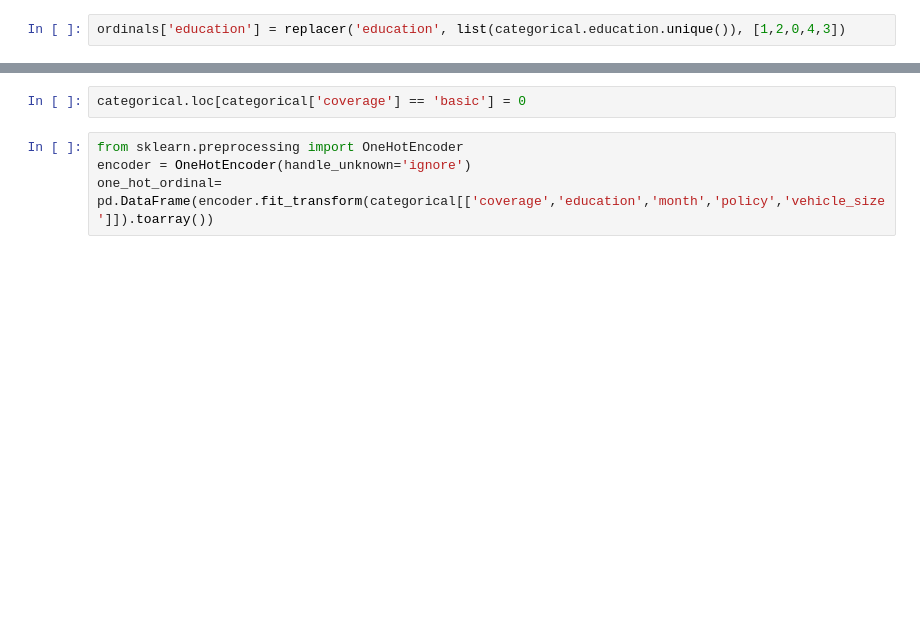
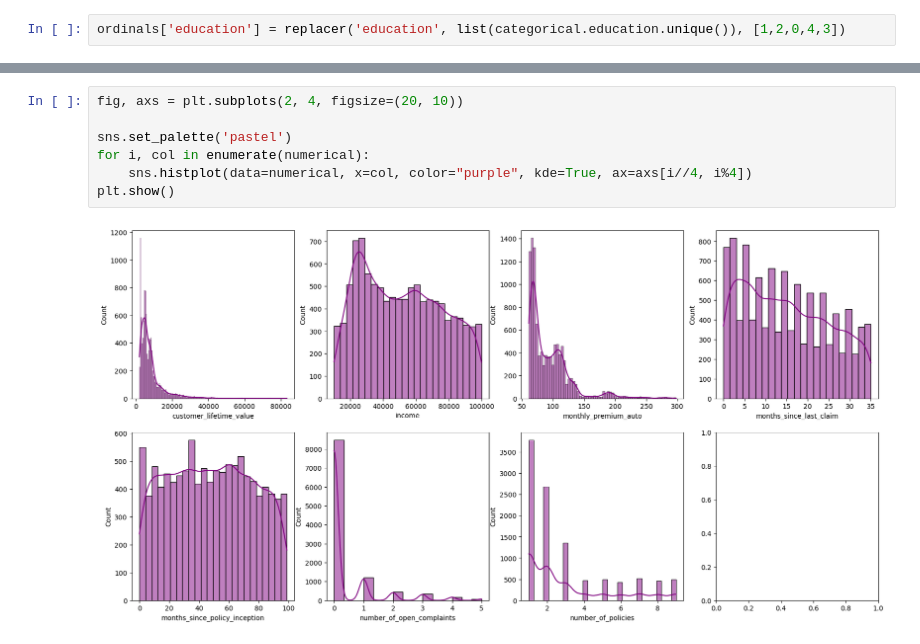
Before and after one commit to joras132/Labs_Jorge, a Jupyter notebook: Week4/10.04.2023_Monday/Data_Transformation_and_processing .ipynb, the cells around one changed output, grey strips where cells are left out. Saved outputs shown, nothing was run; the diff lists cells and outputs as text; blank space fills up the shorter version.

```diff
--- a/Week4/10.04.2023_Monday/Data_Transformation_and_processing .ipynb
+++ b/Week4/10.04.2023_Monday/Data_Transformation_and_processing .ipynb
@@ -241,6 +209,9 @@ ordinals
-# %%
-categorical.loc[categorical['coverage'] == 'basic'] = 0
-# %%
-from sklearn.preprocessing import OneHotEncoder
-encoder = OneHotEncoder(handle_unknown='ignore')
-one_hot_ordinal= pd.DataFrame(encoder.fit_transform(categorical[['coverage','education','month','policy','vehicle_size']]).toarray())
+# %%
+fig, axs = plt.subplots(2, 4, figsize=(20, 10))
+
+sns.set_palette('pastel')
+for i, col in enumerate(numerical):
+    sns.histplot(data=numerical, x=col, color="purple", kde=True, ax=axs[i//4, i%4])
+plt.show()
+# %% [output]
+[figure, added]
```
Also changed, not shown: parts of 13 cells of this notebook, 2 other files.
